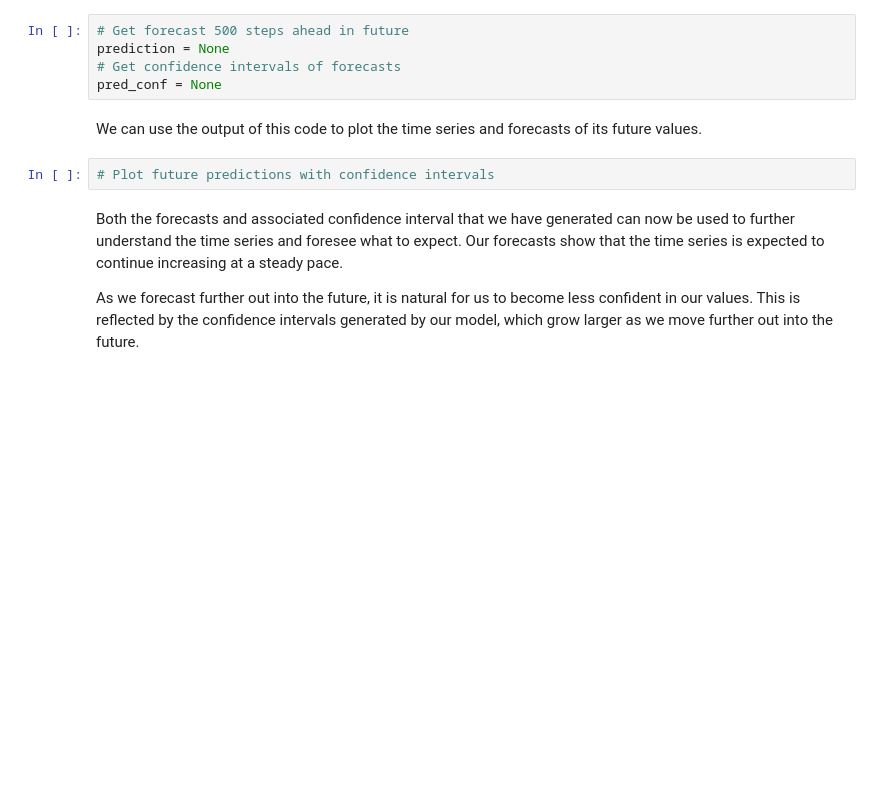
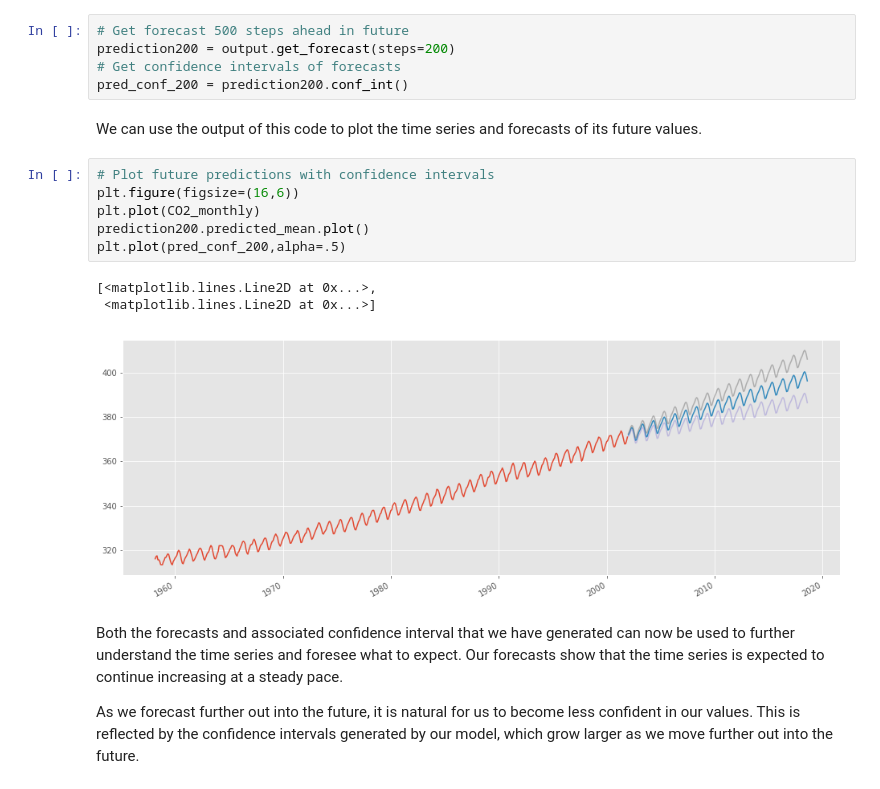
Before and after one commit to ktzioumis/dsc-3-26-08-sarima-models-lab-online-ds-pt-112618, a Jupyter notebook: index.ipynb, the cells around one changed output. Saved outputs shown, nothing was run; the diff lists cells and outputs as text; blank space fills up the shorter version.

```diff
--- a/index.ipynb
+++ b/index.ipynb
@@ -464,13 +537,21 @@ Both the one-step ahead and dynamic forecasts confirm that this time series mode
 We will now describe how to leverage our seasonal ARIMA time series model to forecast future values. The `get_forecast()` attribute of our time series object can compute forecasted values for a specified number of steps ahead.
 # %%
 # Get forecast 500 steps ahead in future
-prediction = None
+prediction200 = output.get_forecast(steps=200)
 # Get confidence intervals of forecasts
-pred_conf = None
+pred_conf_200 = prediction200.conf_int()
 # %% [markdown]
 We can use the output of this code to plot the time series and forecasts of its future values.
 # %%
 # Plot future predictions with confidence intervals
+plt.figure(figsize=(16,6))
+plt.plot(CO2_monthly)
+prediction200.predicted_mean.plot()
+plt.plot(pred_conf_200,alpha=.5)
+# %% [output]
+[<matplotlib.lines.Line2D at 0x...>,
+ <matplotlib.lines.Line2D at 0x...>]
+[figure, added]
 # %% [markdown]
 Both the forecasts and associated confidence interval that we have generated can now be used to further understand the time series and foresee what to expect. Our forecasts show that the time series is expected to continue increasing at a steady pace.
 
```
Also changed, not shown: parts of 16 cells of this notebook.
